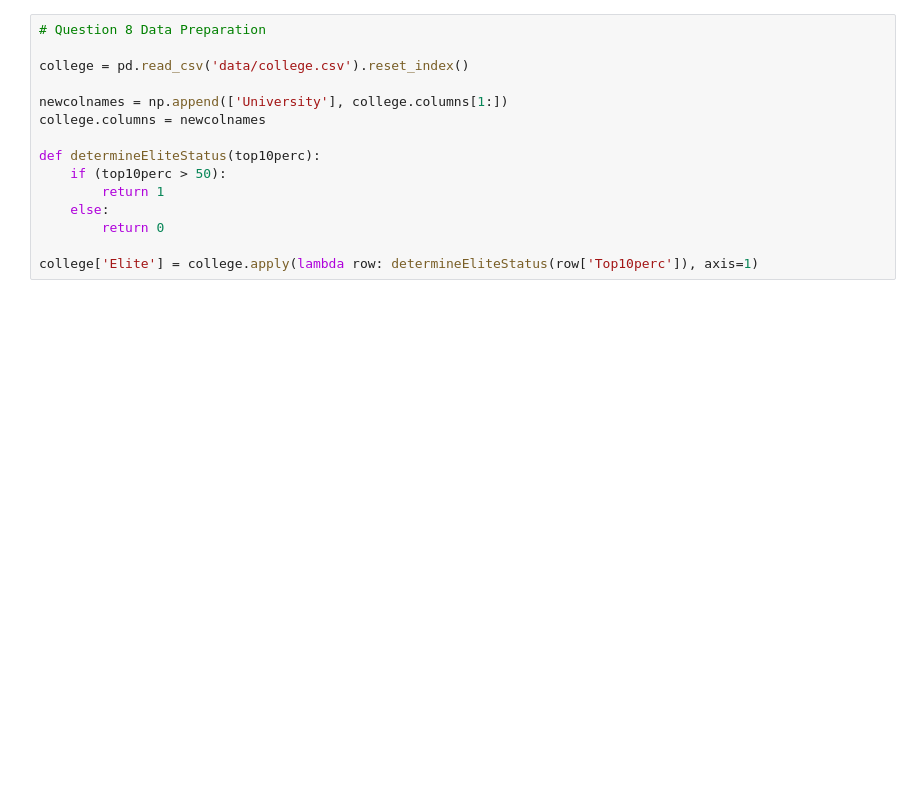
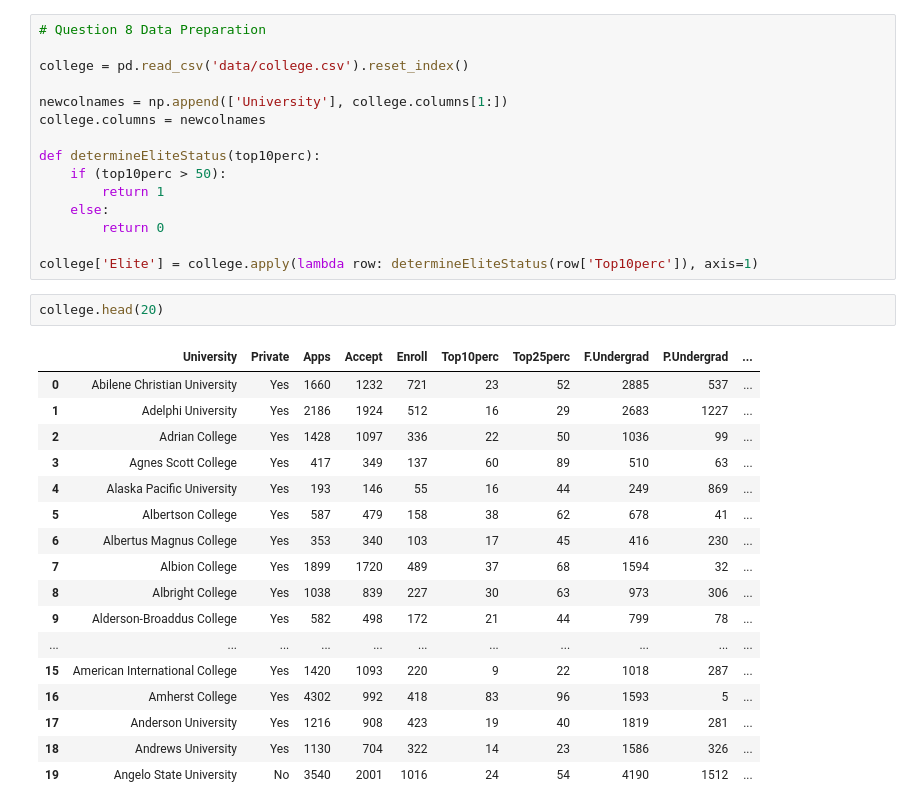
Before and after one commit to kevvo83/Introduction-to-Statistical-Learning, a Jupyter notebook: ISLR Chapter 2 Statistical Learning, Exercises.ipynb, the cells around one changed output. Saved outputs shown, nothing was run; the diff lists cells and outputs as text; blank space fills up the shorter version.

```diff
--- a/ISLR Chapter 2 Statistical Learning, Exercises.ipynb
+++ b/ISLR Chapter 2 Statistical Learning, Exercises.ipynb
@@ -188,3 +184,23 @@ def determineEliteStatus(top10perc):
         return 0
 
 college['Elite'] = college.apply(lambda row: determineEliteStatus(row['Top10perc']), axis=1)
+# %%
+college.head(20)
+# %% [output]
+|  | University | Private | Apps | Accept | Enroll | Top10perc | Top25perc | F.Undergrad | P.Undergrad | ... |
+| 0 | Abilene Christian University | Yes | 1660 | 1232 | 721 | 23 | 52 | 2885 | 537 | ... |
+| 1 | Adelphi University | Yes | 2186 | 1924 | 512 | 16 | 29 | 2683 | 1227 | ... |
+| 2 | Adrian College | Yes | 1428 | 1097 | 336 | 22 | 50 | 1036 | 99 | ... |
+| 3 | Agnes Scott College | Yes | 417 | 349 | 137 | 60 | 89 | 510 | 63 | ... |
+| 4 | Alaska Pacific University | Yes | 193 | 146 | 55 | 16 | 44 | 249 | 869 | ... |
+| 5 | Albertson College | Yes | 587 | 479 | 158 | 38 | 62 | 678 | 41 | ... |
+| 6 | Albertus Magnus College | Yes | 353 | 340 | 103 | 17 | 45 | 416 | 230 | ... |
+| 7 | Albion College | Yes | 1899 | 1720 | 489 | 37 | 68 | 1594 | 32 | ... |
+| 8 | Albright College | Yes | 1038 | 839 | 227 | 30 | 63 | 973 | 306 | ... |
+| 9 | Alderson-Broaddus College | Yes | 582 | 498 | 172 | 21 | 44 | 799 | 78 | ... |
+| ... | ... | ... | ... | ... | ... | ... | ... | ... | ... | ... |
+| 15 | American International College | Yes | 1420 | 1093 | 220 | 9 | 22 | 1018 | 287 | ... |
+| 16 | Amherst College | Yes | 4302 | 992 | 418 | 83 | 96 | 1593 | 5 | ... |
+| 17 | Anderson University | Yes | 1216 | 908 | 423 | 19 | 40 | 1819 | 281 | ... |
+| 18 | Andrews University | Yes | 1130 | 704 | 322 | 14 | 23 | 1586 | 326 | ... |
+| 19 | Angelo State University | No | 3540 | 2001 | 1016 | 24 | 54 | 4190 | 1512 | ... |
```
Also changed, not shown: parts of 13 cells of this notebook, 2 other files.
